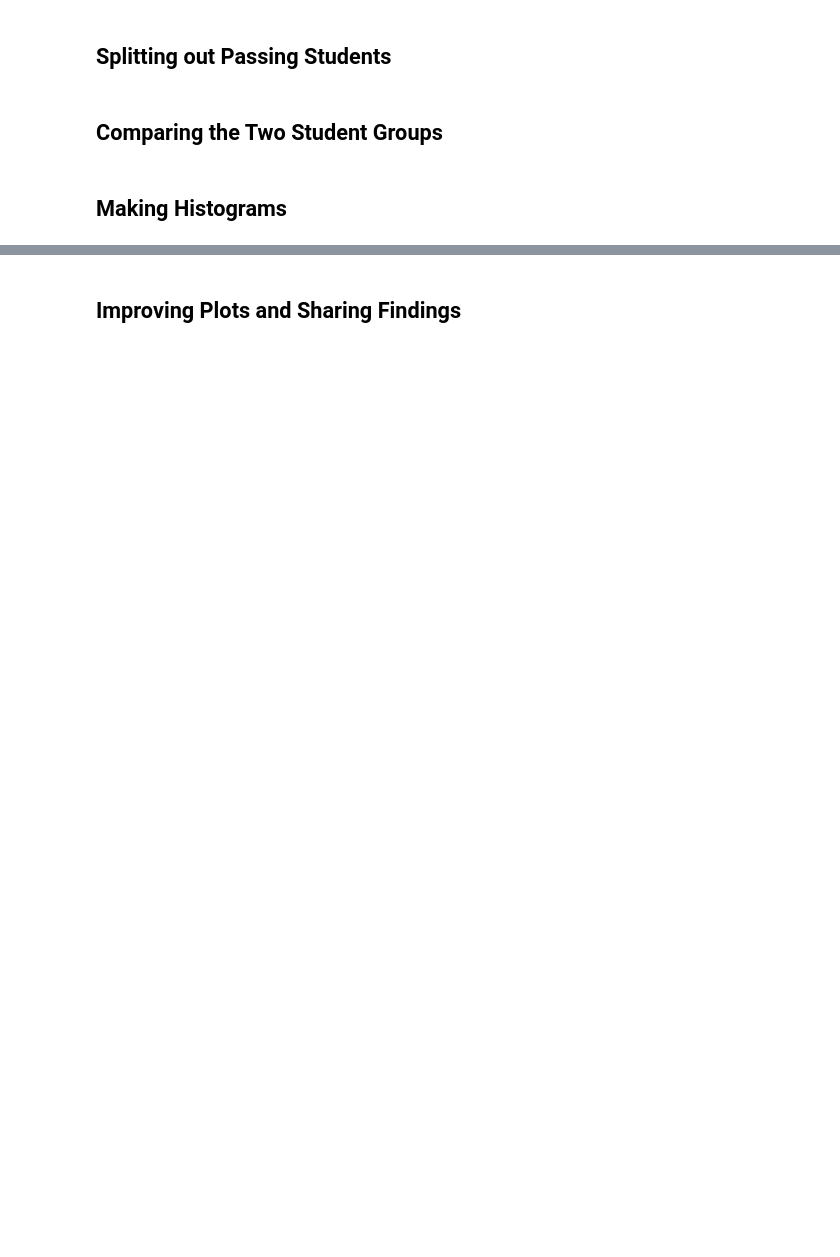
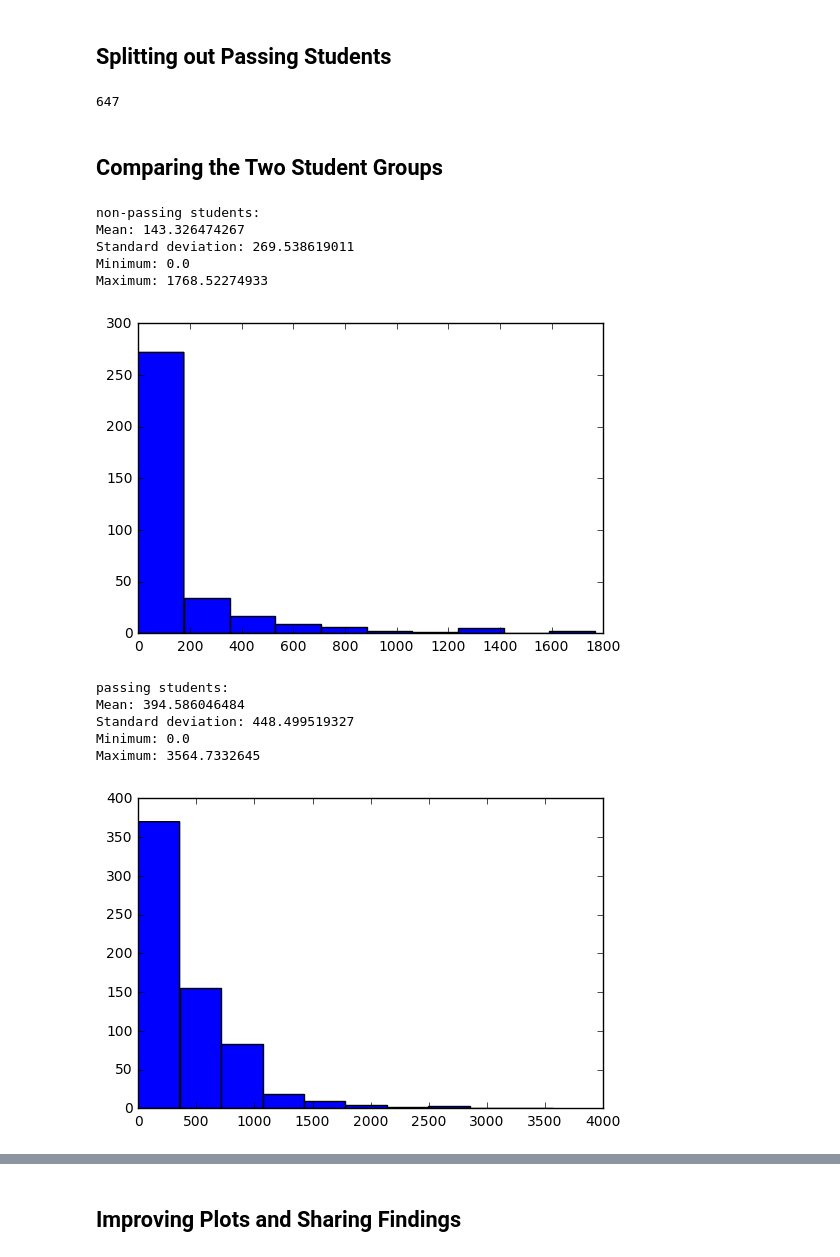
Before and after one commit to Vinayrraj/DataAnalysis-StudentEnrollment, a Jupyter notebook: L1_Starter_Code.ipynb, the cells around one changed output, grey strips where cells are left out. Cells and saved outputs as stored; diff of their text form; code cells hidden in the pictures; blank space fills up the shorter version.

```diff
--- a/L1_Starter_Code.ipynb
+++ b/L1_Starter_Code.ipynb
@@ -467,2 +401,32 @@ non_passing_engagement =
+# %%
+# Create a set of all account keys that eventually passed the subway project
+
+subway_project_lesson_keys = ['746169184', '3176718735']
+
+pass_subway_project = set()
+
+for submission in paid_submissions:
+    project = submission['lesson_key']
+    rating = submission['assigned_rating']
+
+    # These two project ids correspond to different versions of the subway project, and both
+    # PASSED and DISTINCTION indicate that the student passed the project
+    if (project in subway_project_lesson_keys) and (rating == 'PASSED' or rating == 'DISTINCTION'):
+        pass_subway_project.add(submission['account_key'])
+
+len(pass_subway_project)
+# %% [output]
+647
+# %%
+# Engagement data for students who eventually pass the subway project
+passing_engagement = []
+# Engagement data for students who do not eventually pass the subway project
+non_passing_engagement = []
+
+for engagement_record in paid_engagement_in_first_week:
+    if engagement_record['account_key'] in pass_subway_project:
+        passing_engagement.append(engagement_record)
+    else:
+        non_passing_engagement.append(engagement_record)
 # %% [markdown]
 ## Comparing the Two Student Groups
@@ -478,2 +432,0 @@ non_passing_engagement =
-# %% [markdown]
-## Making Histograms
@@ -487,0 +433,29 @@ non_passing_engagement =
+# %%
+passing_engagement_by_account = group_data(passing_engagement, 'account_key')
+non_passing_engagement_by_account = group_data(non_passing_engagement, 'account_key')
+# %%
+print 'non-passing students:'
+non_passing_minutes = sum_grouped_items(non_passing_engagement_by_account, 'total_minutes_visited')
+describe_data(non_passing_minutes.values())
+
+# Adding plt.show() after each plot will cause the two plots in this cell to display separately,
+# rather than on top of each other
+plt.show()
+
+print 'passing students:'
+passing_minutes = sum_grouped_items(passing_engagement_by_account, 'total_minutes_visited')
+describe_data(passing_minutes.values())
+plt.show()
+# %% [output]
+non-passing students:
+Mean: 143.326474267
+Standard deviation: 269.538619011
+Minimum: 0.0
+Maximum: 1768.52274933
+[figure, added]
+passing students:
+Mean: 394.586046484
+Standard deviation: 448.499519327
+Minimum: 0.0
+Maximum: 3564.7332645
+[figure, added]
```
Also changed, not shown: parts of 54 cells of this notebook.
